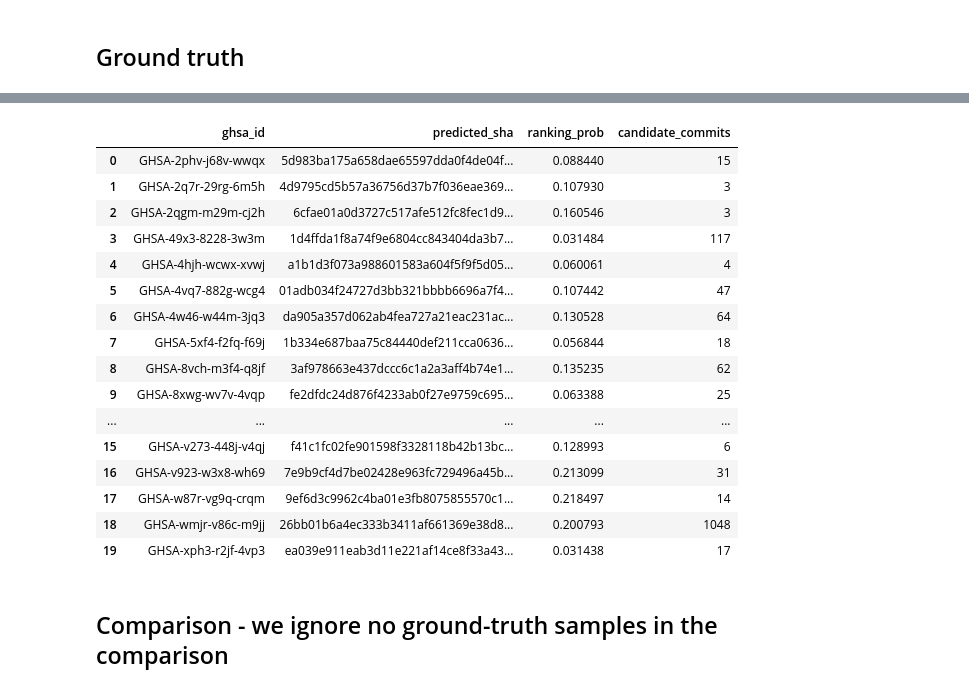
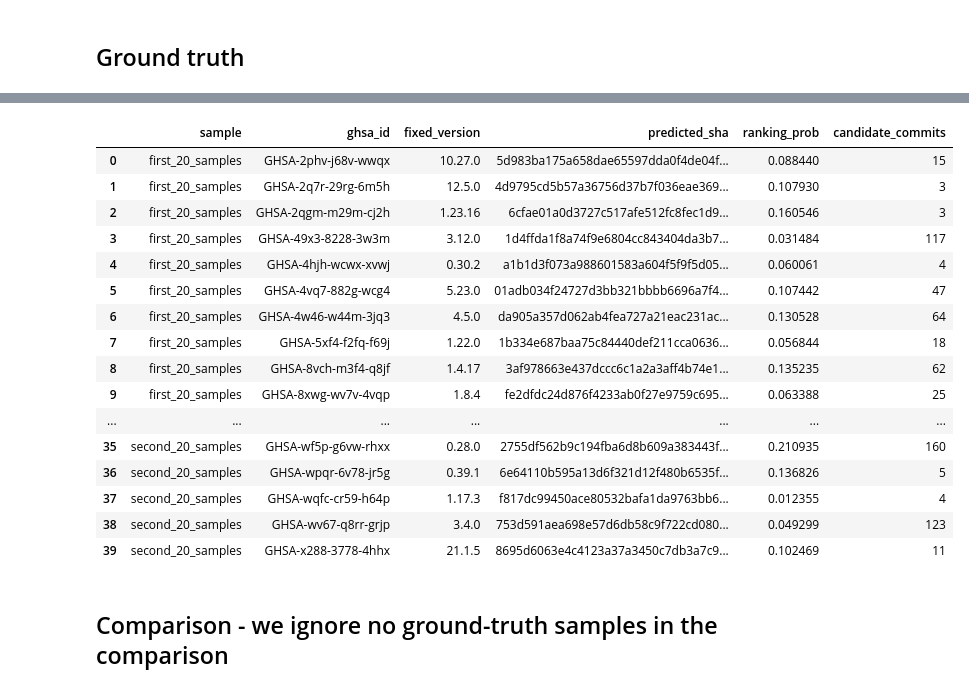
Before and after one commit to ThanoshanMV/vfcfinder, a Jupyter notebook: notebooks/compare_with_ground_truth.ipynb, the cells around one changed output, grey strips where cells are left out. Saved outputs shown, nothing was run; the diff lists cells and outputs as text; code cells hidden in the pictures.

```diff
--- a/notebooks/compare_with_ground_truth.ipynb
+++ b/notebooks/compare_with_ground_truth.ipynb
@@ -16,12 +17,19 @@ REPO_ROOT = next(
     p for p in [Path.cwd(), *Path.cwd().parents] if (p / "tests/data/sample").exists()
 )
 ANNOTATION_PATH = REPO_ROOT / "tests/data/sample/ghsa_annotation_sample.json"
-RESULTS_DIR = REPO_ROOT / "output/results/sample"
+RESULTS_ROOT = REPO_ROOT / "output/results"
+
+# result folders, in annotation-file order: entries 1-20, then entries 21-40
+SAMPLES = ["first_20_samples", "second_20_samples"]
+SAMPLE_SIZE = 20
 # %% [markdown]
 ## Ground truth
 # %%
 annotations = pd.read_json(ANNOTATION_PATH, dtype=str)
 annotations["VFCCommitSHA"] = annotations["VFCCommitSHA"].fillna("").str.strip().str.lower()
 annotations["has_ground_truth"] = annotations["VFCCommitSHA"] != ""
-annotations[["ghsa_id", "fixed_version", "has_ground_truth", "VFCCommitSHA"]]
+
+# a GHSA can be listed for several fixed versions, so the sample is part of the key
+annotations["sample"] = [SAMPLES[i // SAMPLE_SIZE] for i in range(len(annotations))]
+annotations[["sample", "ghsa_id", "fixed_version", "has_ground_truth", "VFCCommitSHA"]]
 # %% [output]
@@ -49,42 +57,55 @@ The GHSA ID comes from the file name. Rows are sorted by `ranking_prob` (descend
 # %%
 rows = []
-ranked = {}  # ghsa_id -> full ranked dataframe, used for the rank lookup below
-for csv_path in sorted(RESULTS_DIR.glob("ranked_*.csv")):
-    ghsa_id = csv_path.stem.removeprefix("ranked_")
-    df = pd.read_csv(csv_path).sort_values("ranking_prob", ascending=False, kind="stable")
-    df = df.reset_index(drop=True)
-    ranked[ghsa_id] = df
-    top = df.iloc[0]
-    rows.append(
-        {
-            "ghsa_id": ghsa_id,
-            "predicted_sha": top["sha"].lower(),
-            "ranking_prob": top["ranking_prob"],
-            "candidate_commits": len(df),
-            "predicted_message": top["message"],
-        }
-    )
+ranked = {}  # (sample, ghsa_id, fixed_version) -> full ranked dataframe, used for the rank lookup below
+for sample in SAMPLES:
+    for csv_path in sorted((RESULTS_ROOT / sample).glob("ranked_*.csv")):
+        ghsa_id, _, fixed_version = csv_path.stem.removeprefix("ranked_").partition("_")
+        if not fixed_version:
+            # old file name without a version, use the sample's annotation entry
+            versions = annotations.loc[
+                (annotations["sample"] == sample) & (annotations["ghsa_id"] == ghsa_id),
+                "fixed_version",
+            ].tolist()
+            if len(versions) != 1:
+                raise ValueError(f"{csv_path.name}: cannot tell the fixed version, annotation has {versions}")
+            fixed_version = versions[0]
+
+        df = pd.read_csv(csv_path).sort_values("ranking_prob", ascending=False, kind="stable")
+        df = df.reset_index(drop=True)
+        ranked[(sample, ghsa_id, fixed_version)] = df
+        top = df.iloc[0]
+        rows.append(
+            {
+                "sample": sample,
+                "ghsa_id": ghsa_id,
+                "fixed_version": fixed_version,
+                "predicted_sha": top["sha"].lower(),
+                "ranking_prob": top["ranking_prob"],
+                "candidate_commits": len(df),
+                "predicted_message": top["message"],
+            }
+        )
 
 predictions = pd.DataFrame(rows)
-predictions[["ghsa_id", "predicted_sha", "ranking_prob", "candidate_commits"]]
+predictions[["sample", "ghsa_id", "fixed_version", "predicted_sha", "ranking_prob", "candidate_commits"]]
 # %% [output]
-|  | ghsa_id | predicted_sha | ranking_prob | candidate_commits |
-| 0 | GHSA-2phv-j68v-wwqx | 5d983ba175a658dae65597dda0f4de04f... | 0.088440 | 15 |
-| 1 | GHSA-2q7r-29rg-6m5h | 4d9795cd5b57a36756d37b7f036eae369... | 0.107930 | 3 |
-| 2 | GHSA-2qgm-m29m-cj2h | 6cfae01a0d3727c517afe512fc8fec1d9... | 0.160546 | 3 |
-| 3 | GHSA-49x3-8228-3w3m | 1d4ffda1f8a74f9e6804cc843404da3b7... | 0.031484 | 117 |
-| 4 | GHSA-4hjh-wcwx-xvwj | a1b1d3f073a988601583a604f5f9f5d05... | 0.060061 | 4 |
-| 5 | GHSA-4vq7-882g-wcg4 | 01adb034f24727d3bb321bbbb6696a7f4... | 0.107442 | 47 |
-| 6 | GHSA-4w46-w44m-3jq3 | da905a357d062ab4fea727a21eac231ac... | 0.130528 | 64 |
-| 7 | GHSA-5xf4-f2fq-f69j | 1b334e687baa75c84440def211cca0636... | 0.056844 | 18 |
-| 8 | GHSA-8vch-m3f4-q8jf | 3af978663e437dccc6c1a2a3aff4b74e1... | 0.135235 | 62 |
-| 9 | GHSA-8xwg-wv7v-4vqp | fe2dfdc24d876f4233ab0f27e9759c695... | 0.063388 | 25 |
-| ... | ... | ... | ... | ... |
-| 15 | GHSA-v273-448j-v4qj | f41c1fc02fe901598f3328118b42b13bc... | 0.128993 | 6 |
-| 16 | GHSA-v923-w3x8-wh69 | 7e9b9cf4d7be02428e963fc729496a45b... | 0.213099 | 31 |
-| 17 | GHSA-w87r-vg9q-crqm | 9ef6d3c9962c4ba01e3fb8075855570c1... | 0.218497 | 14 |
-| 18 | GHSA-wmjr-v86c-m9jj | 26bb01b6a4ec333b3411af661369e38d8... | 0.200793 | 1048 |
-| 19 | GHSA-xph3-r2jf-4vp3 | ea039e911eab3d11e221af14ce8f33a43... | 0.031438 | 17 |
+|  | sample | ghsa_id | fixed_version | predicted_sha | ranking_prob | candidate_commits |
+| 0 | first_20_samples | GHSA-2phv-j68v-wwqx | 10.27.0 | 5d983ba175a658dae65597dda0f4de04f... | 0.088440 | 15 |
+| 1 | first_20_samples | GHSA-2q7r-29rg-6m5h | 12.5.0 | 4d9795cd5b57a36756d37b7f036eae369... | 0.107930 | 3 |
+| 2 | first_20_samples | GHSA-2qgm-m29m-cj2h | 1.23.16 | 6cfae01a0d3727c517afe512fc8fec1d9... | 0.160546 | 3 |
+| 3 | first_20_samples | GHSA-49x3-8228-3w3m | 3.12.0 | 1d4ffda1f8a74f9e6804cc843404da3b7... | 0.031484 | 117 |
+| 4 | first_20_samples | GHSA-4hjh-wcwx-xvwj | 0.30.2 | a1b1d3f073a988601583a604f5f9f5d05... | 0.060061 | 4 |
+| 5 | first_20_samples | GHSA-4vq7-882g-wcg4 | 5.23.0 | 01adb034f24727d3bb321bbbb6696a7f4... | 0.107442 | 47 |
+| 6 | first_20_samples | GHSA-4w46-w44m-3jq3 | 4.5.0 | da905a357d062ab4fea727a21eac231ac... | 0.130528 | 64 |
+| 7 | first_20_samples | GHSA-5xf4-f2fq-f69j | 1.22.0 | 1b334e687baa75c84440def211cca0636... | 0.056844 | 18 |
+| 8 | first_20_samples | GHSA-8vch-m3f4-q8jf | 1.4.17 | 3af978663e437dccc6c1a2a3aff4b74e1... | 0.135235 | 62 |
+| 9 | first_20_samples | GHSA-8xwg-wv7v-4vqp | 1.8.4 | fe2dfdc24d876f4233ab0f27e9759c695... | 0.063388 | 25 |
+| ... | ... | ... | ... | ... | ... | ... |
+| 35 | second_20_samples | GHSA-wf5p-g6vw-rhxx | 0.28.0 | 2755df562b9c194fba6d8b609a383443f... | 0.210935 | 160 |
+| 36 | second_20_samples | GHSA-wpqr-6v78-jr5g | 0.39.1 | 6e64110b595a13d6f321d12f480b6535f... | 0.136826 | 5 |
+| 37 | second_20_samples | GHSA-wqfc-cr59-h64p | 1.17.3 | f817dc99450ace80532bafa1da9763bb6... | 0.012355 | 4 |
+| 38 | second_20_samples | GHSA-wv67-q8rr-grjp | 3.4.0 | 753d591aea698e57d6db58c9f722cd080... | 0.049299 | 123 |
+| 39 | second_20_samples | GHSA-x288-3778-4hhx | 21.1.5 | 8695d6063e4c4123a37a3450c7db3a7c9... | 0.102469 | 11 |
 # %% [markdown]
 ## Comparison - we ignore no ground-truth samples in the comparison
 # %%
```
Also changed, not shown: parts of 6 cells of this notebook, 1 other file.
